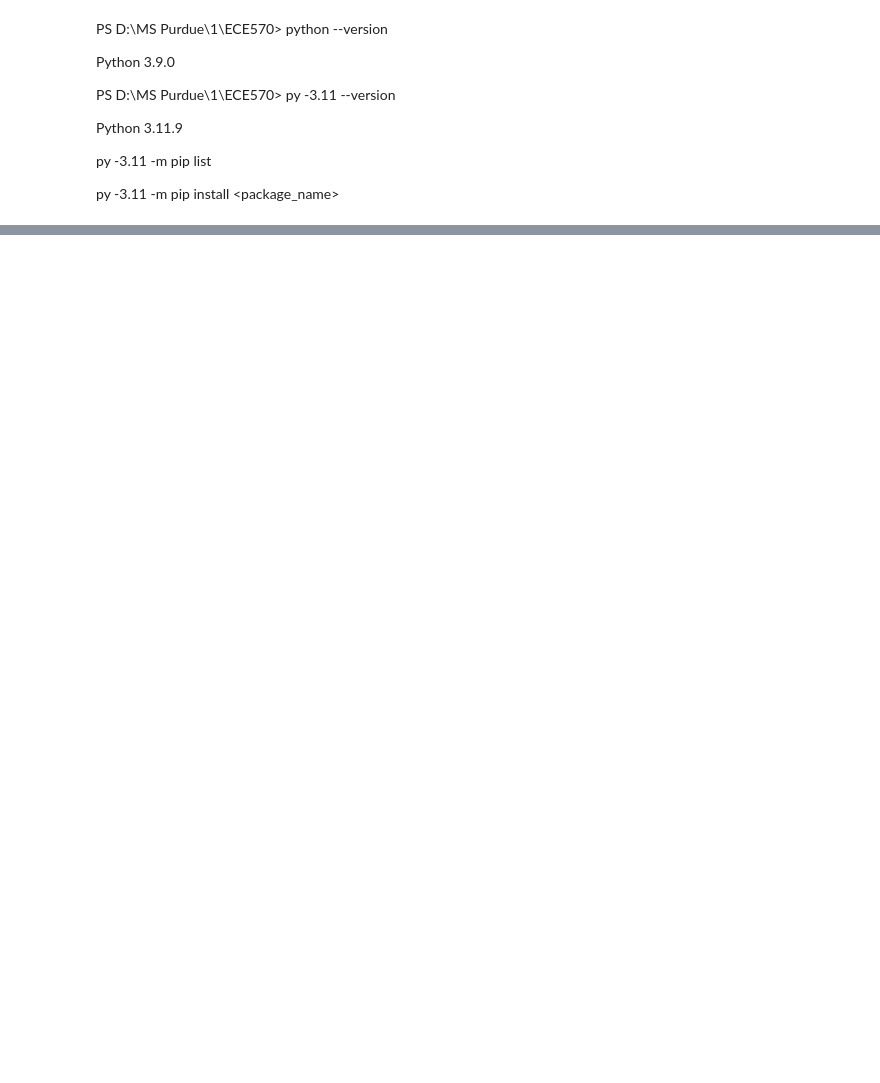
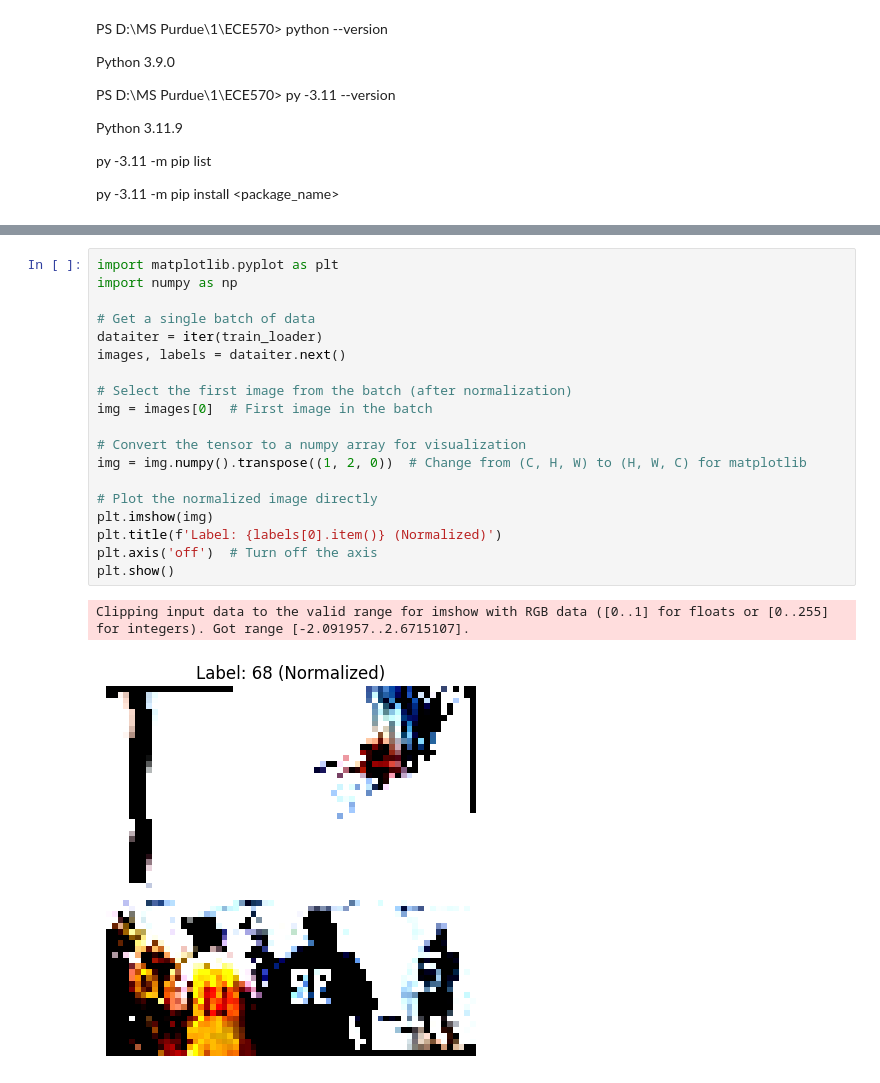
Before and after one commit to jung1230/Artificial_Intelligence, a Jupyter notebook: Project/1stAttempt(without fancy decay and such)/VanillaNet main.ipynb, the cells around one changed output, grey strips where cells are left out. Saved outputs shown, nothing was run; the diff lists cells and outputs as text; blank space fills up the shorter version.

```diff
--- a/Project/1stAttempt(without fancy decay and such)/VanillaNet main.ipynb
+++ b/Project/1stAttempt(without fancy decay and such)/VanillaNet main.ipynb
@@ -64,3 +102,25 @@ torch.Size([128, 3, 128, 128]) torch.Size([128])
+# %%
+import matplotlib.pyplot as plt
+import numpy as np
+
+# Get a single batch of data
+dataiter = iter(train_loader)
+images, labels = dataiter.next()
+
+# Select the first image from the batch (after normalization)
+img = images[0]  # First image in the batch
+
+# Convert the tensor to a numpy array for visualization
+img = img.numpy().transpose((1, 2, 0))  # Change from (C, H, W) to (H, W, C) for matplotlib
+
+# Plot the normalized image directly
+plt.imshow(img)
+plt.title(f'Label: {labels[0].item()} (Normalized)')
+plt.axis('off')  # Turn off the axis
+plt.show()
+# %% [output]
+Clipping input data to the valid range for imshow with RGB data ([0..1] for floats or [0..255] for integers). Got range [-2.091957..2.6715107].
+[figure, added]
 # %%
 # Initialize the model, loss function, and optimizer
 device = torch.device('cuda' if torch.cuda.is_available() else 'cpu')  # Use GPU if available
```
Also changed, not shown: parts of 4 cells of this notebook, 8 other files.
